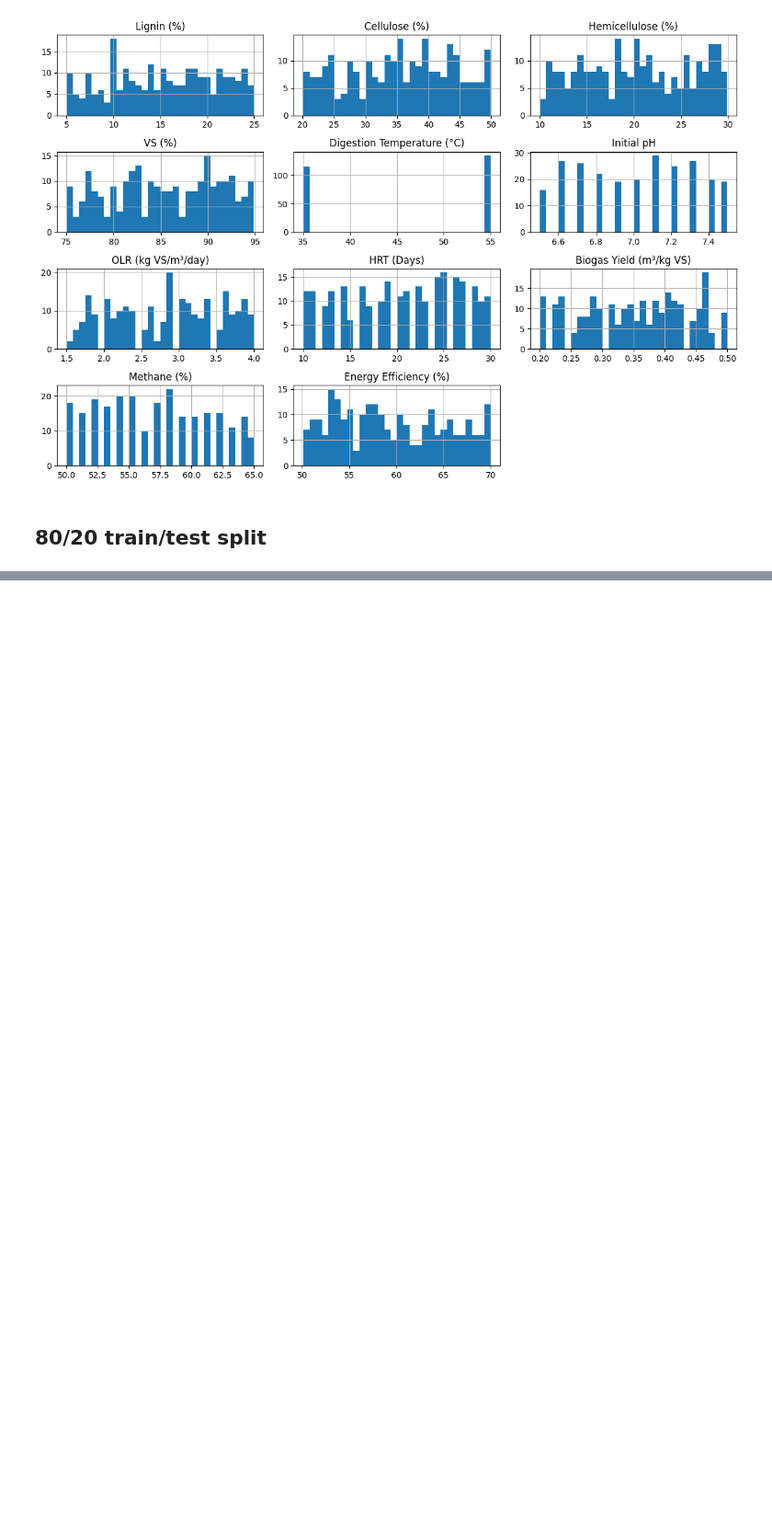
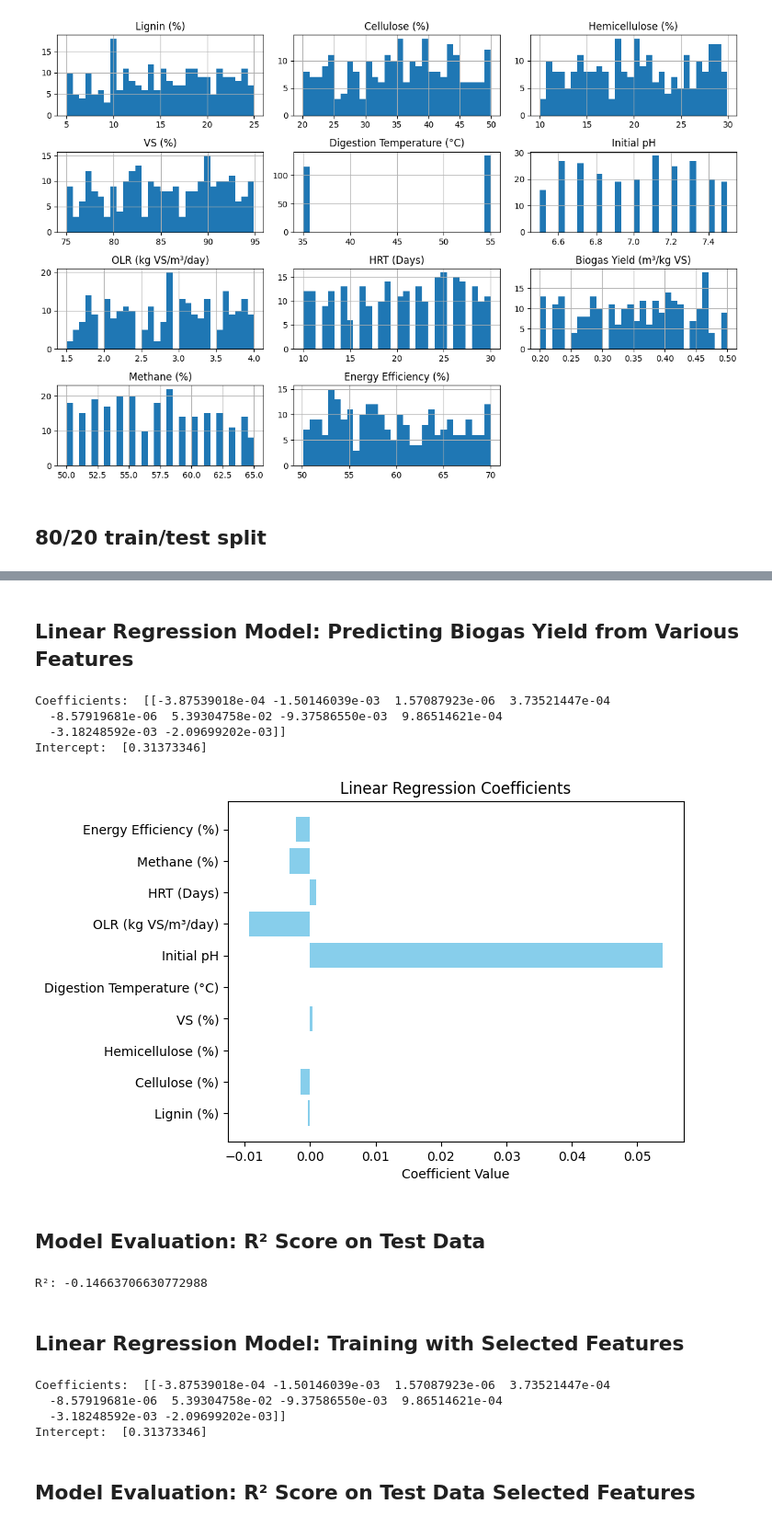
Before and after one commit to alireza8686/biogas-biocomposite-prediction, a Jupyter notebook: main.ipynb, the cells around one changed output, grey strips where cells are left out. Shown at 92% size. Drawn from its saved outputs; the diff is of its cells as text; code cells hidden in the pictures; blank space fills up the shorter version.

```diff
--- a/main.ipynb
+++ b/main.ipynb
@@ -64,0 +104,73 @@ plt.show()
+# %% [markdown]
+## Linear Regression Model: Predicting Biogas Yield from Various Features
+# %%
+train_x = train[['Lignin (%)', 'Cellulose (%)', 'Hemicellulose (%)', 'VS (%)',
+                 'Digestion Temperature (°C)', 'Initial pH', 'OLR (kg VS/m³/day)',
+                 'HRT (Days)', 'Methane (%)', 'Energy Efficiency (%)']]
+train_x = pd.get_dummies(train_x, drop_first=True)
+
+
+train_y = train[['Biogas Yield (m³/kg VS)']]
+
+regr = linear_model.LinearRegression()
+regr.fit(train_x, train_y)
+
+print('Coefficients: ', regr.coef_)
+print('Intercept: ', regr.intercept_)
+
+coefficients = regr.coef_[0]
+features = train_x.columns
+
+plt.barh(features, coefficients, color='skyblue')
+plt.xlabel('Coefficient Value')
+plt.title('Linear Regression Coefficients')
+plt.show()
+# %% [output]
+Coefficients:  [[-3.87539018e-04 -1.50146039e-03  1.57087923e-06  3.73521447e-04
+  -8.57919681e-06  5.39304758e-02 -9.37586550e-03  9.86514621e-04
+  -3.18248592e-03 -2.09699202e-03]]
+Intercept:  [0.31373346]
+[figure, added]
+# %% [markdown]
+## Model Evaluation: R² Score on Test Data
+# %%
+test_x = test[['Lignin (%)', 'Cellulose (%)', 'Hemicellulose (%)', 'VS (%)',
+               'Digestion Temperature (°C)', 'Initial pH', 'OLR (kg VS/m³/day)',
+               'HRT (Days)', 'Methane (%)', 'Energy Efficiency (%)']]
+
+test_x = pd.get_dummies(test_x, drop_first=True)
+
+test_x = test_x.reindex(columns=train_x.columns, fill_value=0)
+
+test_y = test[['Biogas Yield (m³/kg VS)']]
+
+test_y_pred = regr.predict(test_x)
+
+r2 = r2_score(test_y, test_y_pred)
+
+print(f'R²: {r2}')
+# %% [output]
+R²: -0.14663706630772988
+# %% [markdown]
+## Linear Regression Model: Training with Selected Features
+# %%
+train_x_ = train[['Hemicellulose (%)', 'VS (%)', 'Initial pH', 'HRT (Days)']]
+
+train_x_ = pd.get_dummies(train_x, drop_first=True)
+
+train_y_ = train[['Biogas Yield (m³/kg VS)']]
+
+regr = linear_model.LinearRegression()
+regr.fit(train_x_, train_y_)
+
+print('Coefficients: ', regr.coef_)
+print('Intercept: ', regr.intercept_)
+
+train_y_pred = regr.predict(train_x_)
+# %% [output]
+Coefficients:  [[-3.87539018e-04 -1.50146039e-03  1.57087923e-06  3.73521447e-04
+  -8.57919681e-06  5.39304758e-02 -9.37586550e-03  9.86514621e-04
+  -3.18248592e-03 -2.09699202e-03]]
+Intercept:  [0.31373346]
+# %% [markdown]
+## Model Evaluation: R² Score on Test Data Selected Features
```
Also changed, not shown: parts of 18 cells of this notebook.
